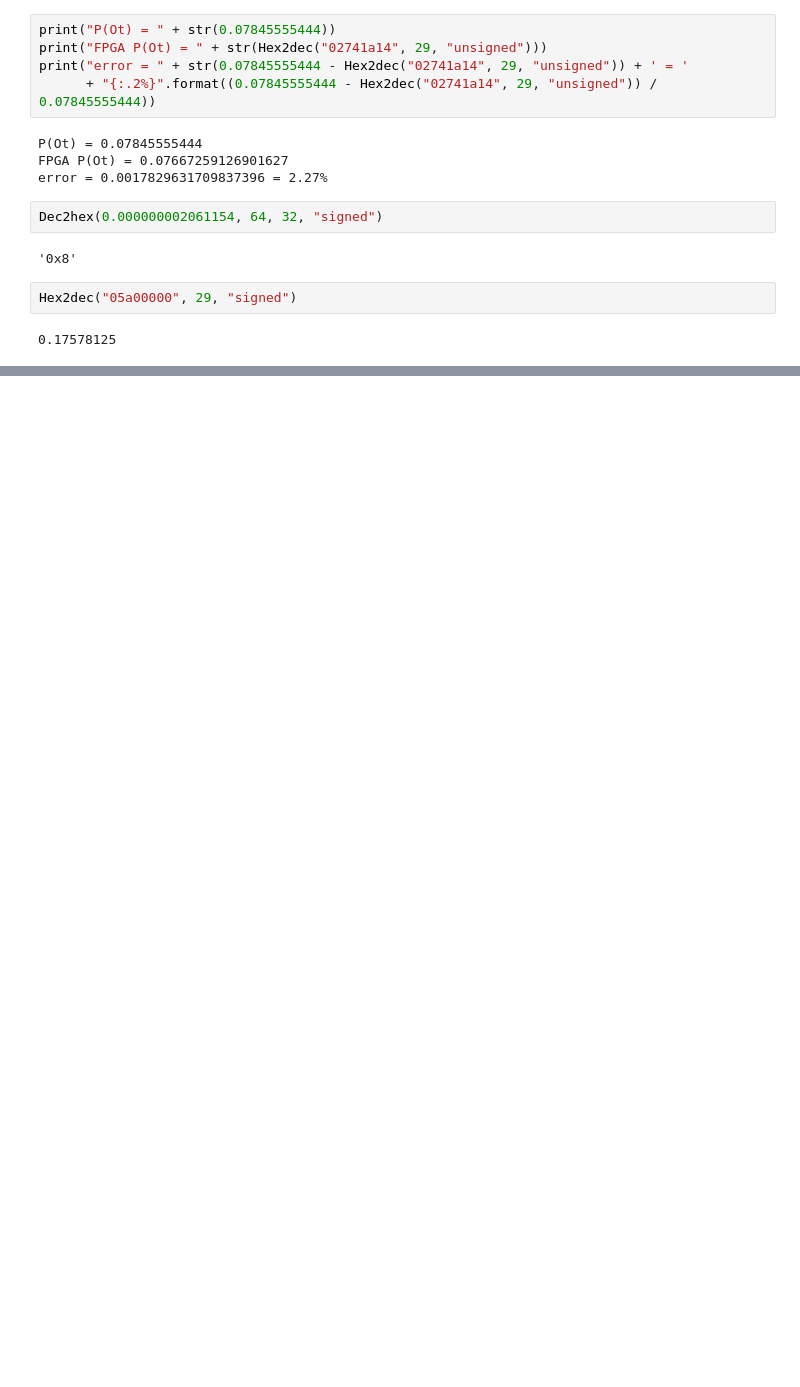
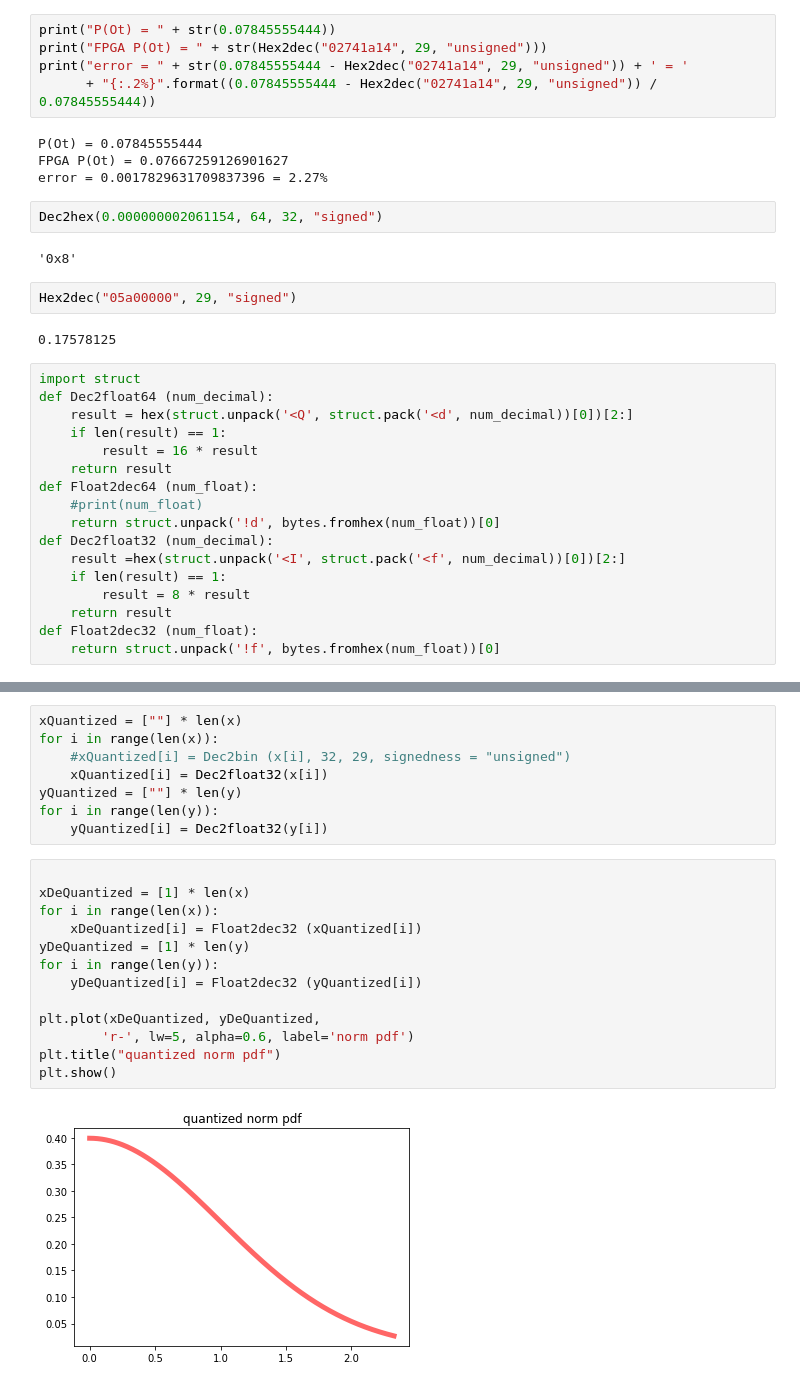
Before and after one commit to KTH-IL2232/HMM_Anomaly_Detection_Python, a Jupyter notebook: Gaussian-LUT-Generator/Gaussian-LUT-Generator.ipynb, the cells around one changed output, grey strips where cells are left out. Drawn from its saved outputs; the diff is of its cells as text; blank space fills up the shorter version.

```diff
--- a/Gaussian-LUT-Generator/Gaussian-LUT-Generator.ipynb
+++ b/Gaussian-LUT-Generator/Gaussian-LUT-Generator.ipynb
@@ -249,3 +249,20 @@ Dec2hex(0.000000002061154, 64, 32, "signed")
 Hex2dec("05a00000", 29, "signed")
 # %% [output]
 0.17578125
+# %%
+import struct
+def Dec2float64 (num_decimal):
+    result = hex(struct.unpack('<Q', struct.pack('<d', num_decimal))[0])[2:]
+    if len(result) == 1:
+        result = 16 * result
+    return result
+def Float2dec64 (num_float):
+    #print(num_float)
+    return struct.unpack('!d', bytes.fromhex(num_float))[0]
+def Dec2float32 (num_decimal):
+    result =hex(struct.unpack('<I', struct.pack('<f', num_decimal))[0])[2:]
+    if len(result) == 1:
+        result = 8 * result
+    return result
+def Float2dec32 (num_float):
+    return struct.unpack('!f', bytes.fromhex(num_float))[0]
@@ -251,0 +283,23 @@ Hex2dec("05a00000", 29, "signed")
+# %%
+xQuantized = [""] * len(x)
+for i in range(len(x)):
+    #xQuantized[i] = Dec2bin (x[i], 32, 29, signedness = "unsigned")
+    xQuantized[i] = Dec2float32(x[i])
+yQuantized = [""] * len(y)
+for i in range(len(y)):
+    yQuantized[i] = Dec2float32(y[i])
+# %%
+
+xDeQuantized = [1] * len(x)
+for i in range(len(x)):
+    xDeQuantized[i] = Float2dec32 (xQuantized[i])
+yDeQuantized = [1] * len(y)
+for i in range(len(y)):
+    yDeQuantized[i] = Float2dec32 (yQuantized[i])
+
+plt.plot(xDeQuantized, yDeQuantized,
+        'r-', lw=5, alpha=0.6, label='norm pdf')
+plt.title("quantized norm pdf")
+plt.show()
+# %% [output]
+[figure, added]
```
Also changed, not shown: parts of 4 cells of this notebook, 13 other files.
